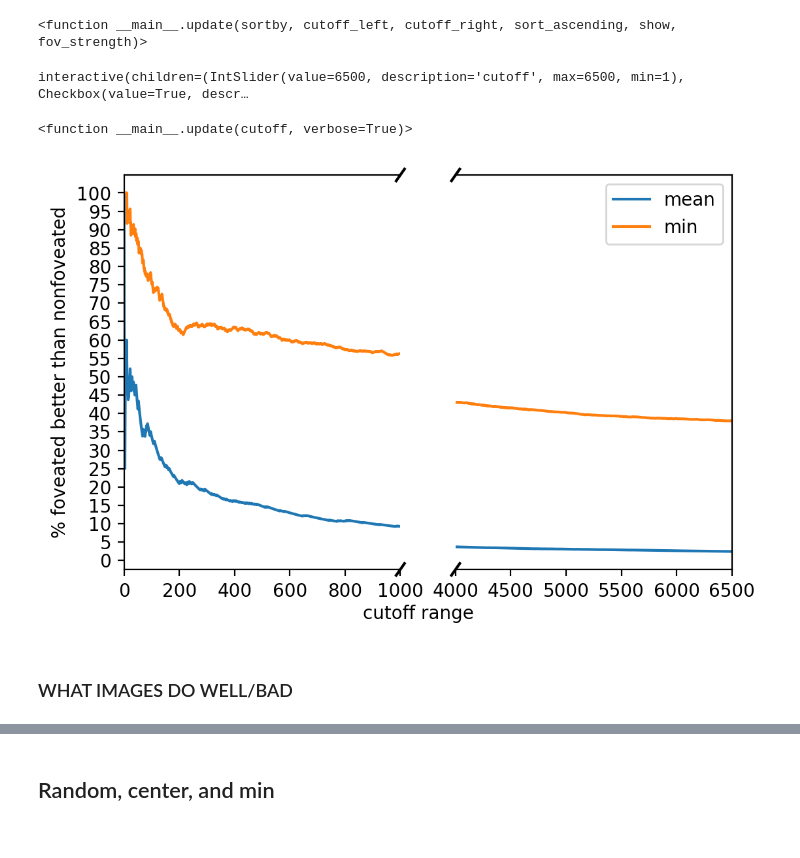
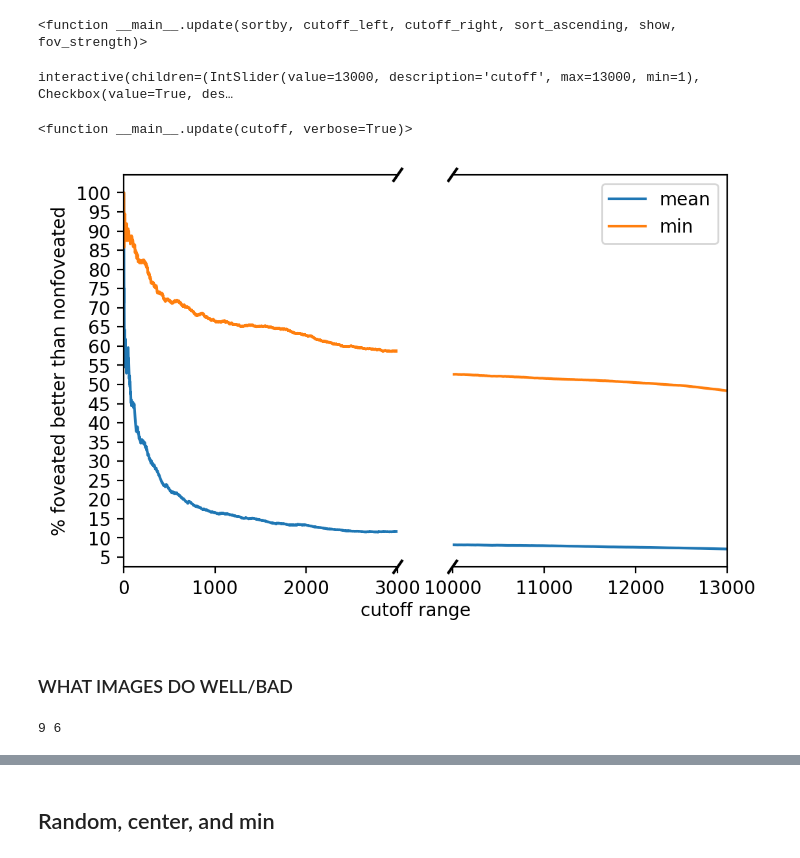
Before and after one commit to JohanvandenHeuvel/UsingASecondaryNetworkForFoveationInComputerVision, a Jupyter notebook: analysis_data.ipynb, the cells around one changed output, grey strips where cells are left out. Cells and saved outputs as stored; diff of their text form; code cells hidden in the pictures.

```diff
--- a/analysis_data.ipynb
+++ b/analysis_data.ipynb
@@ -14,12 +14,16 @@ from ipywidgets import interact
 ## Creating dataframe
 # %%
 # csv containing Q_table
-Q_Table_nonfoveated = pd.read_csv('Q_tables/Q_table_nonfoveated.csv', sep=',')
-Q_Table_strong = pd.read_csv('Q_tables/Q_table_strongfoveated.csv', sep=',')
-Q_Table_weak = pd.read_csv('Q_tables/Q_table_weakfoveated.csv', sep=',')
+Q_Table_nonfoveated = pd.read_csv('Q_tables/Q_table_nonfoveated_first10.csv', sep=',')
+Q_Table_strong = pd.read_csv('Q_tables/Q_table_strongfoveated_first10.csv', sep=',')
+Q_Table_weak = pd.read_csv('Q_tables/Q_table_weakfoveated_first10.csv', sep=',')
 
 im_name = Q_Table_nonfoveated['class']
 nonfoveated = Q_Table_nonfoveated['score']
+
+#non-foveated misses 3 classes
+Q_Table_strong = Q_Table_strong[Q_Table_strong['class'].isin(im_name)].reset_index(drop=True)
+Q_Table_weak = Q_Table_weak[Q_Table_weak['class'].isin(im_name)].reset_index(drop=True)
 
 strong_center = Q_Table_strong['(2, 2)']
 strong_mean = Q_Table_strong.mean(axis=1)
@@ -69,8 +73,9 @@ print(df.head(5))
 # %%
 result = df
 
+
 def plot_fig(cutoff_left, cutoff_right, show, fov_strength):
-    fig=plt.figure(figsize=(20,10), dpi=200, facecolor='w', edgecolor='k')
+    fig=plt.figure(dpi=200, facecolor='w', edgecolor='k')
 
     nonfoveated = result['nonfoveated'][cutoff_left:cutoff_right]
     index = result.index.tolist()[cutoff_left:cutoff_right]
@@ -110,7 +115,7 @@ def plot_fig(cutoff_left, cutoff_right, show, fov_strength):
     plt.xlabel('images')
 
     plt.show()
-    fig.savefig("images/foveation vs no-foveation", bbox_inches='tight')
+    fig.savefig("images/foveation_vs_no-foveation", bbox_inches='tight')
 
 def update(sortby, cutoff_left, cutoff_right, sort_ascending, show, fov_strength):
     global result
@@ -148,7 +153,7 @@ def update(cutoff, verbose=True):
 
 interact(update, cutoff = widgets.IntSlider(value=len(result), min=1, max=len(result)))
 # %% [output]
-interactive(children=(IntSlider(value=6500, description='cutoff', max=6500, min=1), Checkbox(value=True, descr…
+interactive(children=(IntSlider(value=13000, description='cutoff', max=13000, min=1), Checkbox(value=True, des…
 <function __main__.update(cutoff, verbose=True)>
 # %%
 percentages_mean , percentages_min = zip(*[update(i, verbose=False) for i in range(1, len(result))])
@@ -162,36 +167,36 @@ fig.subplots_adjust(wspace=0.2)
 fig.text(0.5, 0.04, 'cutoff range', ha='center', va='center')
 
 ax.plot(list(percentages_mean))
 ax.plot(list(percentages_min))
 ax.set(yticks=np.linspace(0,100,21), ylabel='% foveated better than nonfoveated')
-ax.set_xlim(0, 1000)
+ax.set_xlim(0, 3000)
 ax.spines['right'].set_visible(False)
 ax.yaxis.tick_left()
 
 ax2.plot(list(percentages_mean))
 ax2.plot(list(percentages_min))
 # ax.yticks(np.linspace(0,100,41))
 # ax.ylabel('percentage % better then nonfoveated')
 # ax.xlabel('cutoff range')
 ax2.legend(['mean', 'min'])
-ax2.set_xlim(4000,6500)
+ax2.set_xlim(10000,len(result))
 ax2.spines['left'].set_visible(False)
 ax2.tick_params(left=False)  # don't put tick labels at the left
 
 d = .015  # how big to make the diagonal lines in axes coordinates
 # arguments to pass to plot, just so we don't keep repeating them
 kwargs = dict(transform=ax.transAxes, color='k', clip_on=False)
 ax.plot((1 - d, 1 + d), (1 - d, 1 + d), **kwargs)  # top-left diagonal
 ax.plot((1 - d, 1 + d), (-d, +d), **kwargs)  # bottom-left diagonal
 
 kwargs.update(transform=ax2.transAxes)  # switch to the bottom axes
 ax2.plot((-d, +d), (1 - d, 1 + d), **kwargs)  # top right diagonal
 ax2.plot((-d, +d), (-d, +d), **kwargs)  # bottom-right diagonal
 
 fig.savefig("images/foveatedbetter_than_nonfoveated", bbox_inches='tight')
 plt.show()
 # %% [output]
-[figure, old version]
+[figure, new version]
 # %% [markdown]
 ### WHAT IMAGES DO WELL/BAD
 # %%
@@ -201,14 +206,18 @@ def find(name, path):
         if name in files:
             return os.path.join(root, name)
 # %%
-cutoff = 12
+cutoff = 15
 
 betterFoveated = result[:cutoff].loc[result['nonfoveated'][:cutoff] > result['weak_mean'][:cutoff]]
 im_names_better = list(betterFoveated['im_name'])
-im_paths_better = [find(im_name + '.jpg', 'E:\\ILSVRC2017\\nofoveation') for im_name in im_names_better]
+im_paths_better = [find(im_name + '.jpg', 'E:\\ILSVRC2017\\10classesfirst\\nofoveation') for im_name in im_names_better]
 images_better = [cv2.imread(path) for path in im_paths_better]
 
 worseFoveated = result[:cutoff].loc[result['nonfoveated'][:cutoff] < result['weak_mean'][:cutoff]]
 im_names_worse =list(worseFoveated['im_name'])
-im_paths_worse = [find(im_name+ '.jpg', 'E:\\ILSVRC2017\\nofoveation') for im_name in im_names_worse]
+im_paths_worse = [find(im_name+ '.jpg', 'E:\\ILSVRC2017\\10classesfirst\\nofoveation') for im_name in im_names_worse]
 images_worse = [cv2.imread(path) for path in im_paths_worse]
+
+print(len(images_better), len(images_worse))
+# %% [output]
+9 6
```
Also changed, not shown: parts of 12 cells of this notebook, 20 other files.
